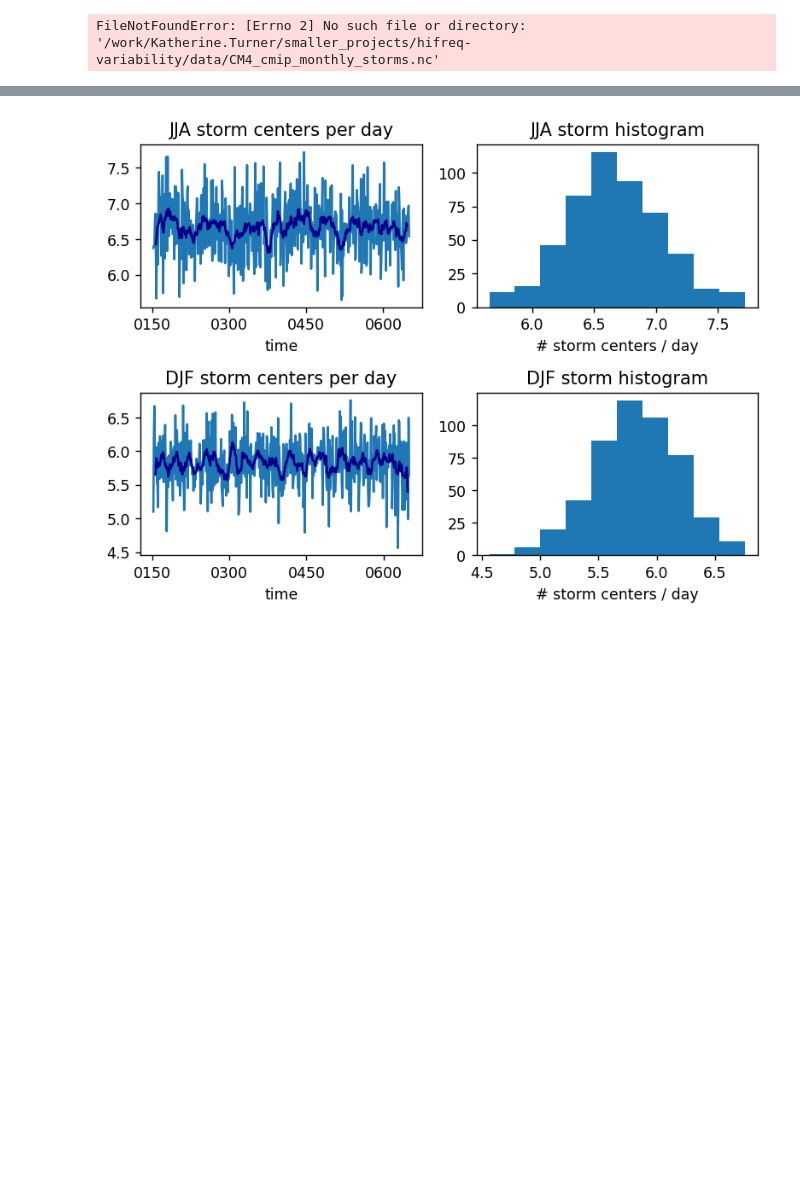
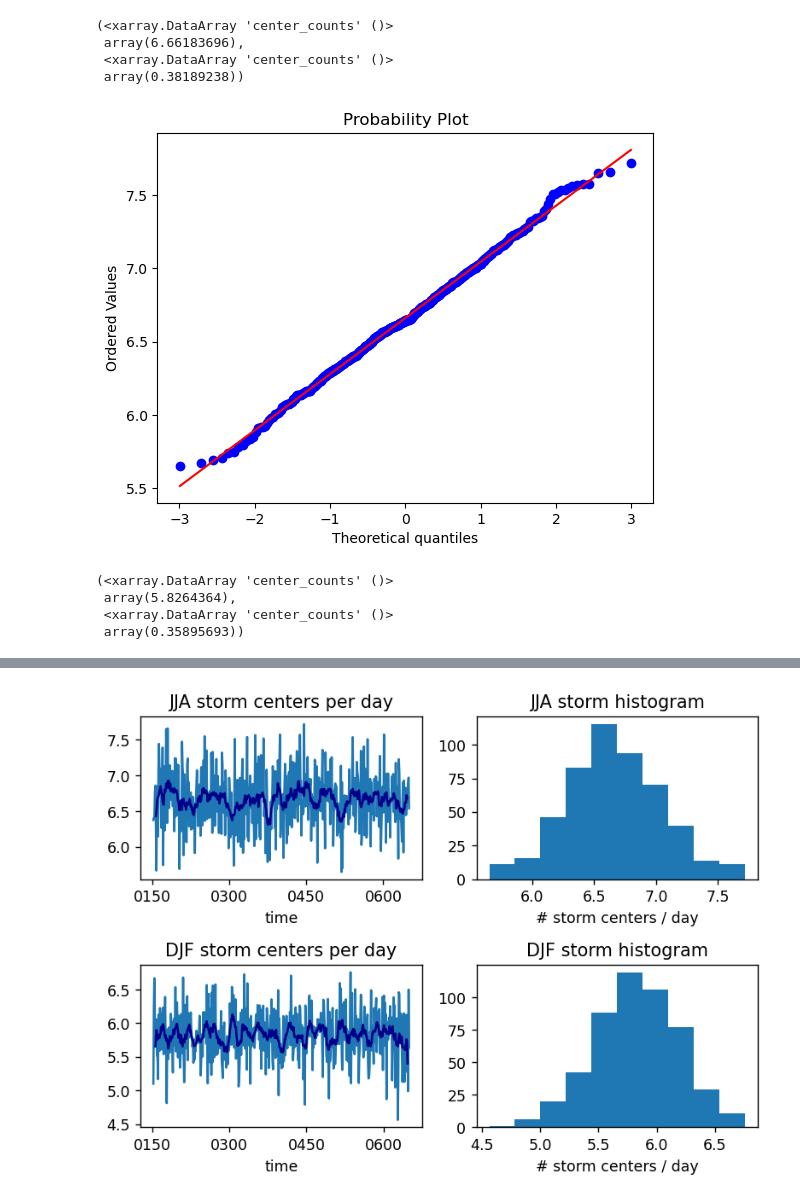
Before and after one commit to keturner8/stormtrack_variability, a Jupyter notebook: notebooks/storm_center_variability_CM4_CMIP.ipynb, the cells around one changed output, grey strips where cells are left out. Cells and saved outputs as stored; diff of their text form; code cells hidden in the pictures; blank space fills up the shorter version.

```diff
--- a/notebooks/storm_center_variability_CM4_CMIP.ipynb
+++ b/notebooks/storm_center_variability_CM4_CMIP.ipynb
@@ -23,14 +23,36 @@ out_path_data = "/work/Katherine.Turner/smaller_projects/hifreq-variability/data
 # %%
 mod = 'CM4'
 ds = xr.open_dataset(
-    f"/work/Katherine.Turner/smaller_projects/hifreq-variability/data/{mod}_cmip_monthly_storms.nc",
+    f"/work/Katherine.Turner/stormtrack_variability/data/{mod}_cmip_monthly_storms.nc",
     use_cftime=True,
 )
-# %% [output]
-FileNotFoundError: [Errno 2] No such file or directory: '/work/Katherine.Turner/smaller_projects/hifreq-variability/data/CM4_cmip_monthly_storms.nc'
 # %%
-storms_seasonal = ds.center_counts.resample(time="QS-DEC").sum()
+storms_seasonal = ds.center_counts.resample(time="QS-DEC").sum()[1:-1]
+storms_SLP = ds.center_SLP.resample(time='QS-DEC').mean()[1:-1]
 # storms_translation = ds.translation_avg.resample(time="QS-DEC").mean()
 # %%
 idx_jja = storms_seasonal.time.dt.month == 6
 idx_djf = storms_seasonal.time.dt.month == 12
+# %%
+(1 / (92 * 4) * storms_seasonal)[idx_jja].mean(), (1 / (92 * 4) * storms_seasonal)[idx_jja].std()
+# %% [output]
+(<xarray.DataArray 'center_counts' ()>
+ array(6.66183696),
+ <xarray.DataArray 'center_counts' ()>
+ array(0.38189238))
+# %%
+import scipy.stats as stats
+import pylab
+
+measurements = (1 / (92 * 4) * storms_seasonal)[idx_jja].data
+stats.probplot(measurements, dist="norm", plot=pylab)
+pylab.show()
+# %% [output]
+[figure, added]
+# %%
+(1 / (90 * 4) * storms_seasonal)[idx_djf][1:-1].mean(), (1 / (90 * 4) * storms_seasonal)[idx_djf][1:-1].std()
+# %% [output]
+(<xarray.DataArray 'center_counts' ()>
+ array(5.8264364),
+ <xarray.DataArray 'center_counts' ()>
+ array(0.35895693))
```
Also changed, not shown: parts of 1 cell of this notebook, 17 other files.
